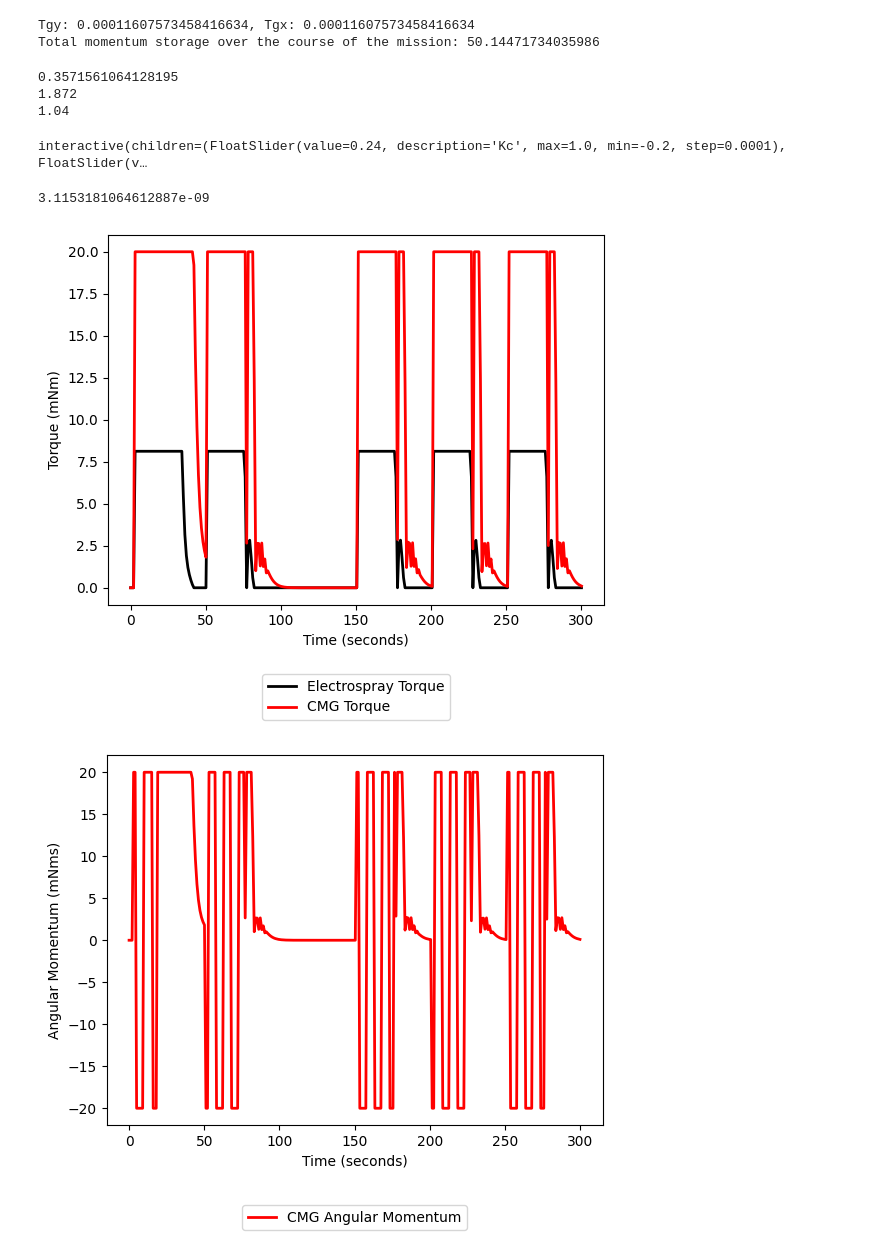
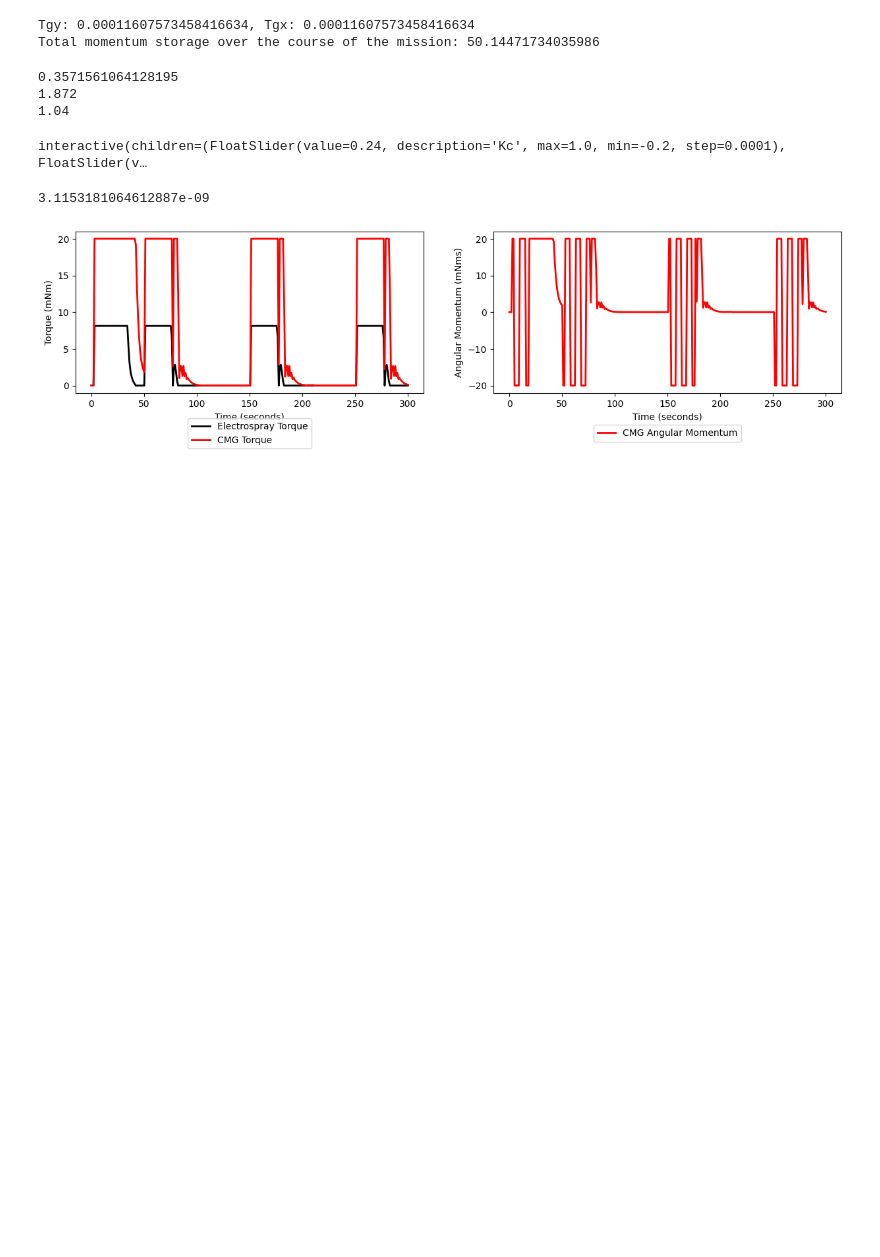
Before and after one commit to Menamonmon/on-axis-momentum, a Jupyter notebook: momentum.ipynb, the cells around one changed output. Saved outputs shown, nothing was run; the diff lists cells and outputs as text; code cells hidden in the pictures; blank space fills up the shorter version.

```diff
--- a/momentum.ipynb
+++ b/momentum.ipynb
@@ -263,28 +251,27 @@ interactive(children=(FloatSlider(value=0.24, description='Kc', max=1.0, min=-0.
 # %%
 esp_tau = np.zeros(n)
 cmg_tau = np.zeros(n)
 cmg_l = np.zeros(n)
 tolerance = 0.99
 cmg_unload_rate = 1.00
 
 for i in range(1,n):
     esp_tau[i] = esp_tau_max * allocation(alpha[i], Iz, esp_tau_max, cmg_tau_max, cmg_l_max, boom_length, tolerance, error[i], cmg_unload_rate, tstep)['esp'] * (10e3)
     cmg_tau[i] = cmg_tau_max * allocation(alpha[i], Iz, esp_tau_max, cmg_tau_max, cmg_l_max, boom_length, tolerance, error[i], cmg_unload_rate, tstep)['cmg'] * (10e3)
     cmg_l[i] = allocation(alpha[i], Iz, esp_tau_max, cmg_tau_max, cmg_l_max, boom_length, tolerance, error[i], cmg_unload_rate, tstep)['l'] * (10e3)
 
+plt.figure(1,figsize=(15,7))
+plt.subplot(2,2,1)
 plt.plot(t,esp_tau,'k-',linewidth=2,label='Electrospray Torque')
 plt.plot(t,cmg_tau,'r-',linewidth=2,label='CMG Torque')
 plt.xlabel("Time (seconds)")
 plt.ylabel("Torque (mNm)")
 plt.legend(bbox_to_anchor=(0.5, -0.25), loc='center', borderaxespad=0)
-
-plt.show()
-
+plt.subplot(2,2,2)
 plt.plot(t,cmg_l,'r-',linewidth=2,label='CMG Angular Momentum')
 plt.ylabel("Angular Momentum (mNms)")
 plt.xlabel("Time (seconds)")
 plt.legend(bbox_to_anchor=(0.5, -0.25), loc='center', borderaxespad=0)
 plt.show()
 # %% [output]
-[figure, old version]
+[figure, new version]
-[figure, removed]
```
Also changed, not shown: parts of 2 cells of this notebook.
